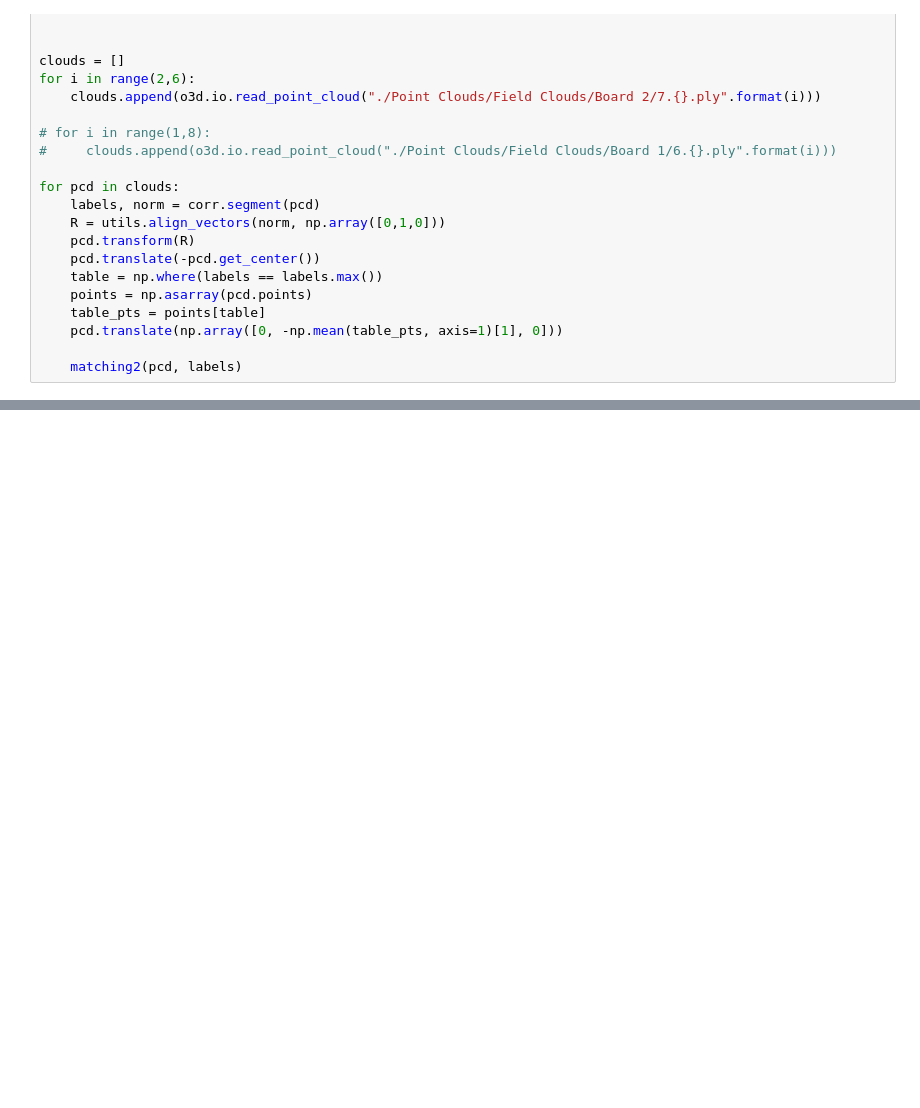
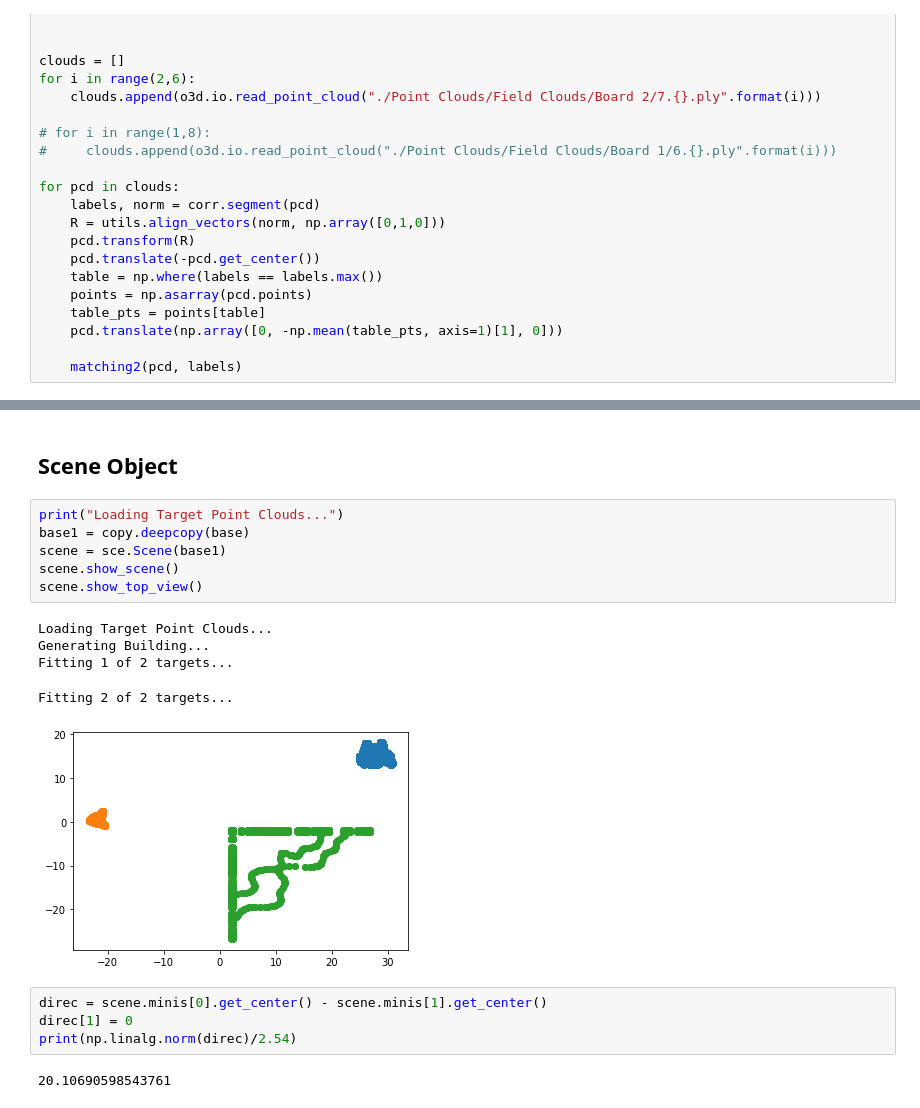
Before and after one commit to falcoso/Vision-Hammer, a Jupyter notebook: Point Cloud Demos.ipynb, the cells around one changed output, grey strips where cells are left out. Drawn from its saved outputs; the diff is of its cells as text; blank space fills up the shorter version.

```diff
--- a/Point Cloud Demos.ipynb
+++ b/Point Cloud Demos.ipynb
@@ -444,3 +450,23 @@ o3d.visualization.draw_geometries(figures)
 # %% [output]
 Loading References...
 Extracting Target models...
+# %% [markdown]
+## Scene Object
+# %%
+print("Loading Target Point Clouds...")
+base1 = copy.deepcopy(base)
+scene = sce.Scene(base1)
+scene.show_scene()
+scene.show_top_view()
+# %% [output]
+Loading Target Point Clouds...
+Generating Building...
+Fitting 1 of 2 targets...
+Fitting 2 of 2 targets...
+[figure, added]
+# %%
+direc = scene.minis[0].get_center() - scene.minis[1].get_center()
+direc[1] = 0
+print(np.linalg.norm(direc)/2.54)
+# %% [output]
+20.10690598543761
```
Also changed, not shown: parts of 6 cells of this notebook, 2 other files.
